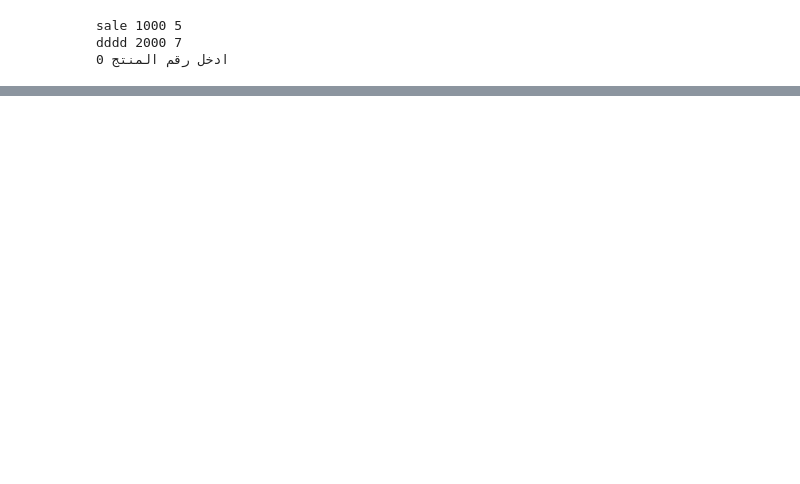
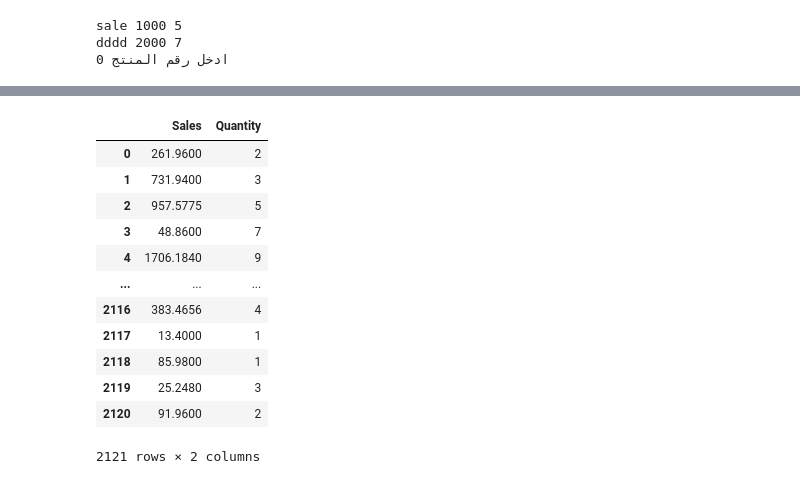
Before and after one commit to dhu33/Smart-Inventory-Management, a Jupyter notebook: Smart_Inventory_System.ipynb, the cells around one changed output, grey strips where cells are left out. Saved outputs shown, nothing was run; the diff lists cells and outputs as text; code cells hidden in the pictures; blank space fills up the shorter version.

```diff
--- a/Smart_Inventory_System.ipynb
+++ b/Smart_Inventory_System.ipynb
@@ -52,0 +62,3 @@ reportr(p)
+# %%
+s=pd.read_csv('/content/stores_sales_forecasting.csv',encoding='latin1')
+s.info()
@@ -52,0 +83,16 @@ reportr(p)
+# %%
+s[['Sales', 'Quantity']]
+# %% [output]
+|  | Sales | Quantity |
+| 0 | 261.9600 | 2 |
+| 1 | 731.9400 | 3 |
+| 2 | 957.5775 | 5 |
+| 3 | 48.8600 | 7 |
+| 4 | 1706.1840 | 9 |
+| ... | ... | ... |
+| 2116 | 383.4656 | 4 |
+| 2117 | 13.4000 | 1 |
+| 2118 | 85.9800 | 1 |
+| 2119 | 25.2480 | 3 |
+| 2120 | 91.9600 | 2 |
+2121 rows × 2 columns
```
Also changed, not shown: parts of 6 cells of this notebook.
